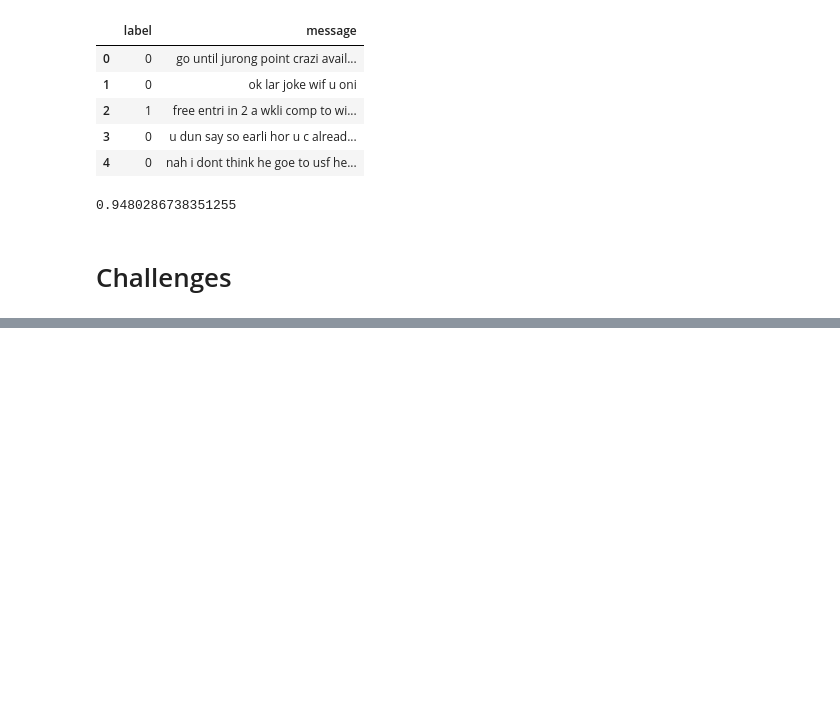
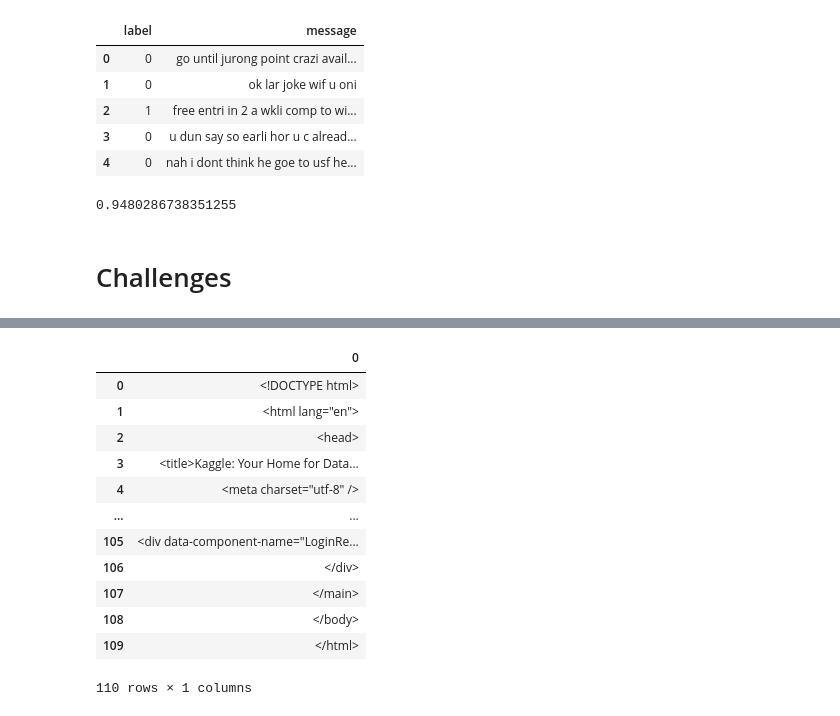
Before and after one commit to ch1b4d4/Python, a Jupyter notebook: Pvalues/bayes_theorem.ipynb, the cells around one changed output, grey strips where cells are left out. Drawn from its saved outputs; the diff is of its cells as text; code cells hidden in the pictures; blank space fills up the shorter version.

```diff
--- a/Pvalues/bayes_theorem.ipynb
+++ b/Pvalues/bayes_theorem.ipynb
@@ -217,13 +262,29 @@ OUR CODE GOES HERE
 # %%
 # Example 2
 # ---
 # Question: Use the titanic disaster dataset to create a Gaussian Naive Bayes classifier model
 # (i.e. from sklearn.naive_bayes import GaussianNB) that will make a prediction of survival
 # using passenger ticket fare information.
 # ---
 # Dataset url: http://bit.ly/TitanicDataset
 #
-OUR CODE GOES HERE
+url = ('https://www.kaggle.com/c/titanic/download/train.csv')
+ex_2 = pd.read_csv(url, sep='\t', header=None, encoding='latin-1')
+ex_2
+# %% [output]
+|  | 0 |
+| 0 | <!DOCTYPE html> |
+| 1 | <html lang="en"> |
+| 2 | <head> |
+| 3 | <title>Kaggle: Your Home for Data... |
+| 4 | <meta charset="utf-8" /> |
+| ... | ... |
+| 105 | <div data-component-name="LoginRe... |
+| 106 | </div> |
+| 107 | </main> |
+| 108 | </body> |
+| 109 | </html> |
+110 rows × 1 columns
 # %%
 # Example 3
 # ---
```
Also changed, not shown: parts of 10 cells of this notebook, 5 other files.
